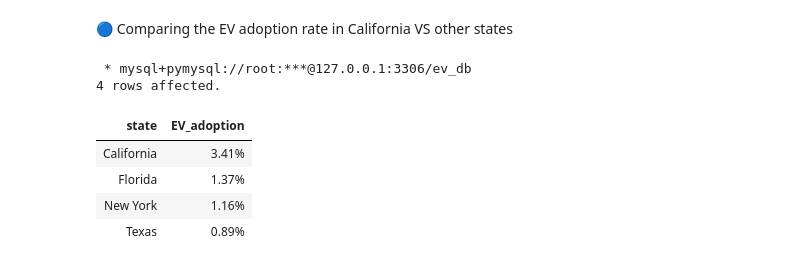
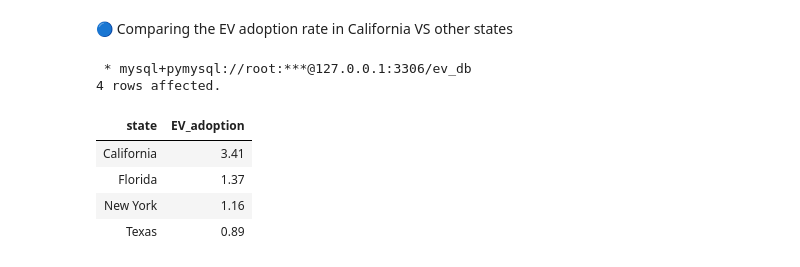
Before and after one commit to Alexandru-Valentin/US-EV-Market_Share_EDA, a Jupyter notebook: SQL/SQL_Querries.ipynb, the cells around one changed output. Cells and saved outputs as stored; diff of their text form; code cells hidden in the pictures.

```diff
--- a/SQL/SQL_Querries.ipynb
+++ b/SQL/SQL_Querries.ipynb
@@ -104,15 +128,16 @@ FROM vehicle_registrations_clean;
 # %%
 %%sql
 
-SELECT state,
-    CONCAT(ROUND(EV/(EV+PHEV+HEV+biodiesel+E85+CNG+propane+hydrogen+methanol+gasoline+diesel+unknown_fuel)*100,2),"%") AS EV_adoption
+SELECT
+    state,
+    ROUND(EV/(EV+PHEV+HEV+biodiesel+E85+CNG+propane+hydrogen+methanol+gasoline+diesel+unknown_fuel)*100,2) AS EV_adoption
 FROM vehicle_registrations_clean
 WHERE state IN ('California','Texas','Florida','New York');
 # %% [output]
  * mysql+pymysql://root:***@127.0.0.1:3306/ev_db
 4 rows affected.
 | state | EV_adoption |
-| California | 3.41% |
-| Florida | 1.37% |
-| New York | 1.16% |
-| Texas | 0.89% |
+| California | 3.41 |
+| Florida | 1.37 |
+| New York | 1.16 |
+| Texas | 0.89 |
```
Also changed, not shown: parts of 8 cells of this notebook, 7 other files.
